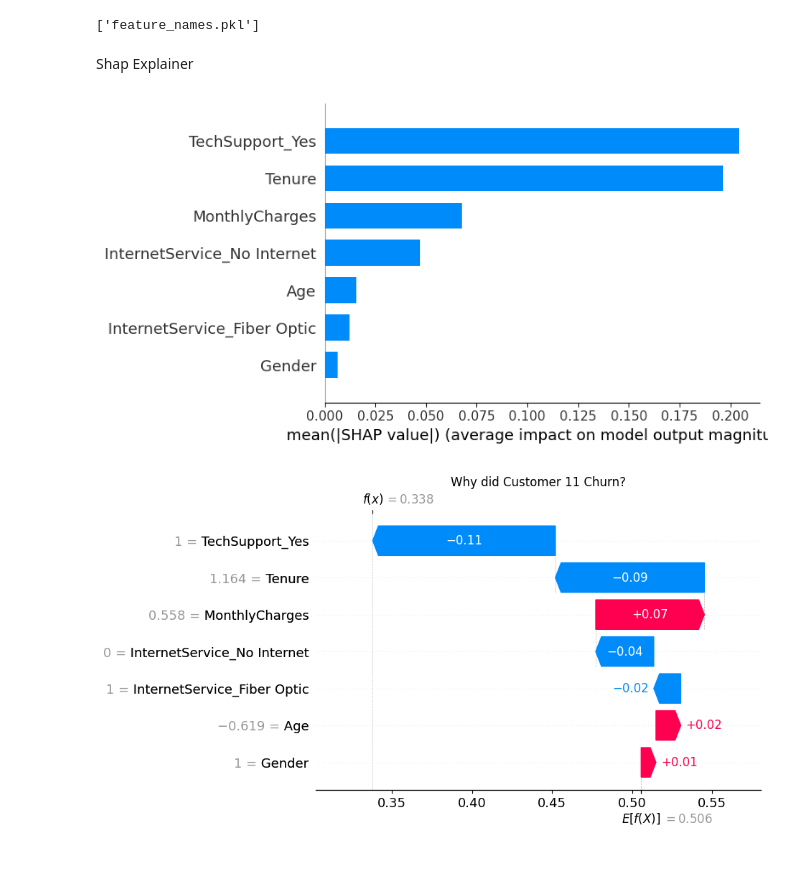
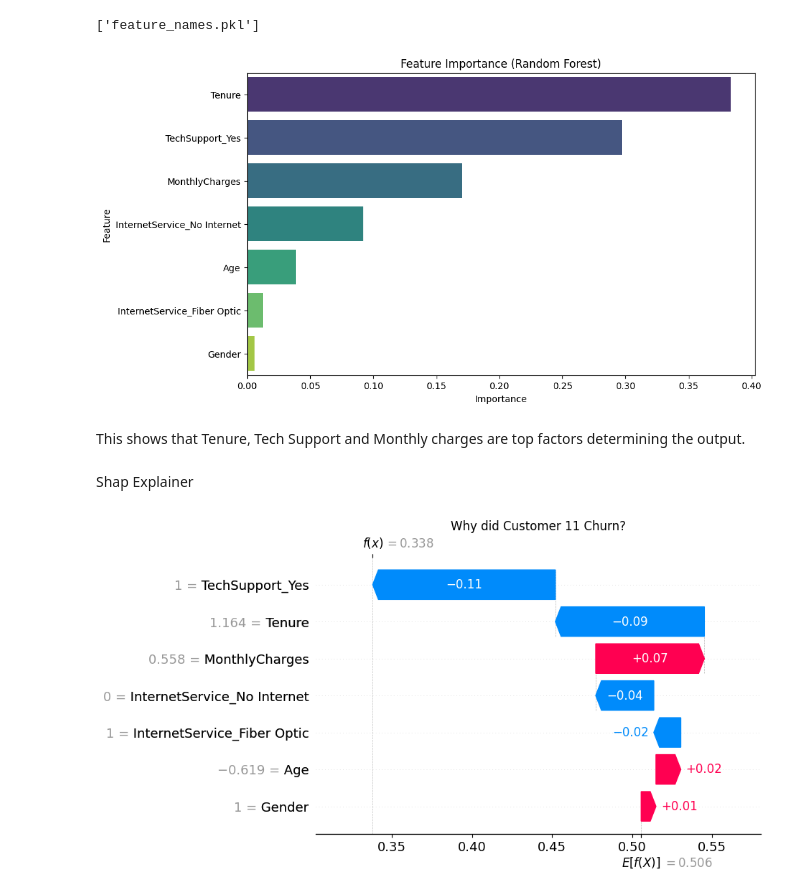
Before and after one commit to lizaM144/Customer-Churn-Prediction, a Jupyter notebook: notebook.ipynb, the cells around one changed output. Drawn from its saved outputs; the diff is of its cells as text; code cells hidden in the pictures; blank space fills up the shorter version.

```diff
--- a/notebook.ipynb
+++ b/notebook.ipynb
@@ -511,18 +509,27 @@ Final Model Comparison:
 joblib.dump(X_train_scaled.columns.tolist(), 'feature_names.pkl')
 # %% [output]
 ['feature_names.pkl']
+# %%
+# see what features are important in the Random Forest model
+importances = best_rf.feature_importances_
+feature_names = X_train_scaled.columns
+
+# creating a datafram to visualize this feature importance
+feature_importances = pd.DataFrame({'Feature': feature_names, 'Importance': importances})
+feature_importances = feature_importances.sort_values(by='Importance', ascending=False)
+
+# Plot
+plt.figure(figsize=(10, 6))
+sns.barplot(x='Importance', y='Feature', data=feature_importances, palette='viridis')
+plt.title('Feature Importance (Random Forest)')
+plt.show()
+# %% [output]
+[figure, added]
+# %% [markdown]
+This shows that Tenure, Tech Support and Monthly charges are top factors determining the output.
 # %% [markdown]
 Shap Explainer
 # %%
 explainer = shap.Explainer(best_rf)
 shap_values = explainer(X_test_scaled)
-# %%
-shap.summary_plot(
-    shap_values.values[:, :, 1],  # class 1 = Churn
-    X_test_scaled,
-    plot_type="bar",
-    max_display=10
-)
-# %% [output]
-[figure, removed]
 # %%
```
Also changed, not shown: parts of 9 cells of this notebook, 5 other files.
